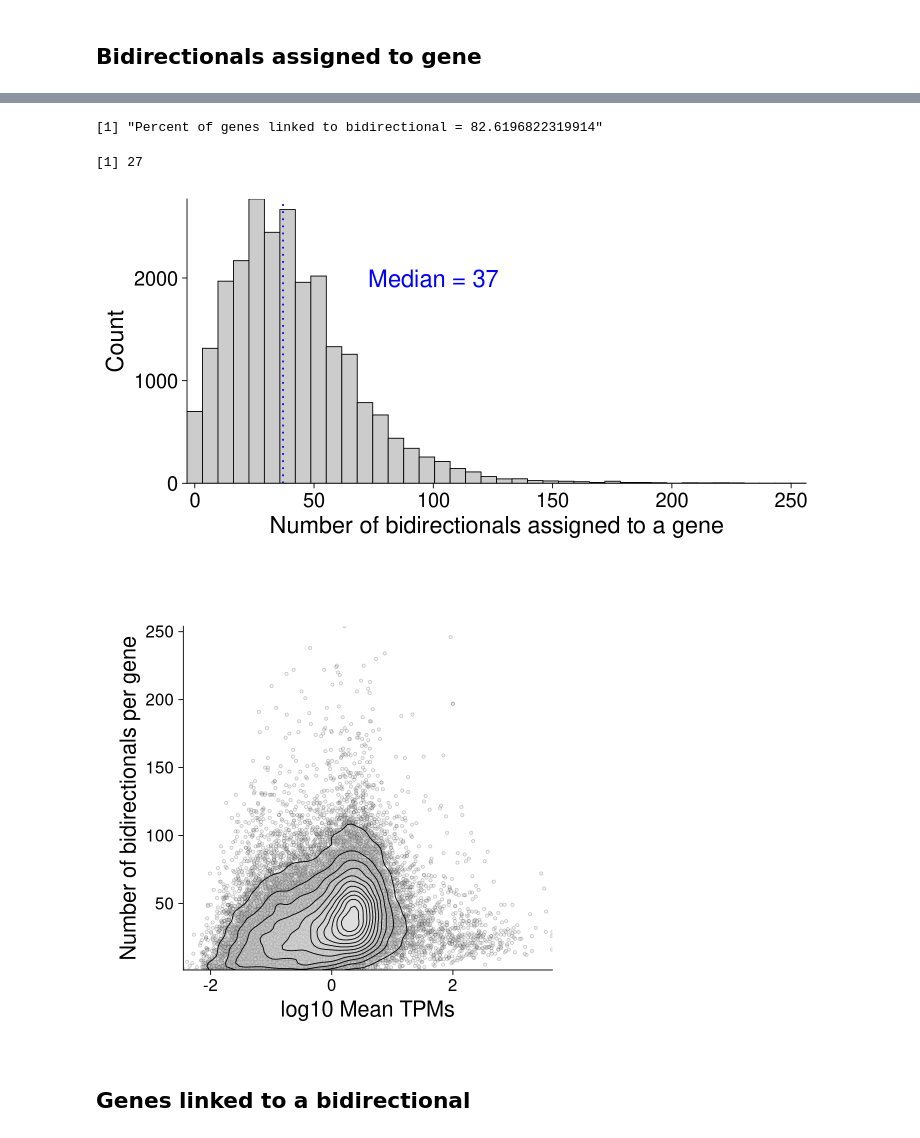
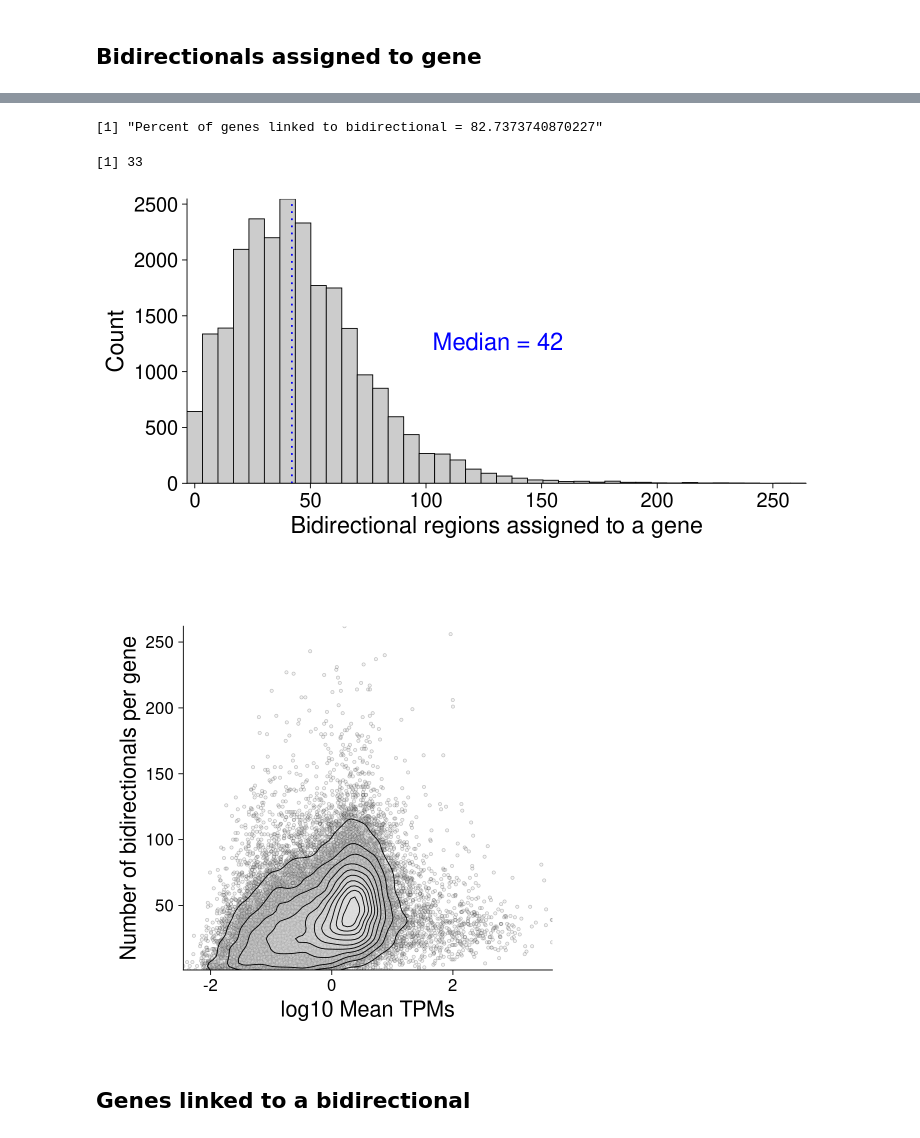
Before and after one commit to Dowell-Lab/DBNascent_Analysis, a Jupyter notebook: analysis/10_Fig4A_correlations_bidirs_inter_genes_summary.ipynb, the cells around one changed output, grey strips where cells are left out. Drawn from its saved outputs; the diff is of its cells as text; code cells hidden in the pictures.

```diff
--- a/analysis/10_Fig4A_correlations_bidirs_inter_genes_summary.ipynb
+++ b/analysis/10_Fig4A_correlations_bidirs_inter_genes_summary.ipynb
@@ -304,7 +304,7 @@ ggsave(gene_bidir_dist_hist, width = 16, height = 8,
 # %%
 #assign a pair id with gene-bidirectionals
 #sig_inter_nobs_dist_filtered$pair_id <- paste0(sig_inter_nobs_dist_filtered$transcript_1, "~",sig_inter_nobs_dist_filtered$transcript_2)
-sig_inter_nobs_dist_filtered_unique <- unique(sig_inter_nobs_dist_filtered_promoters[,c('transcript1_chrom', 'pair_id',
+sig_inter_nobs_dist_filtered_unique <- unique(sig_inter_nobs_dist_filtered[,c('transcript1_chrom', 'pair_id',
                                                                               'transcript_1',
                                                                              'transcript_2')])
 nrow(sig_inter_nobs_dist_filtered_unique)
@@ -410,7 +410,7 @@ gene_bidir_tpm_summary_allBidirs_filteredSamples_genes <- subset(gene_bidir_tpm_
 print(paste("Percent of genes linked to bidirectional =",
             (nrow(num_bidirs_per_gene_inter)/nrow(gene_bidir_tpm_summary_allBidirs_filteredSamples_genes))*100))
 # %% [output]
-[1] "Percent of genes linked to bidirectional = 82.6196822319914"
+[1] "Percent of genes linked to bidirectional = 82.7373740870227"
 # %%
 getmode <- function(v) {
    uniqv <- unique(v)
@@ -418,34 +418,42 @@ getmode <- function(v) {
 }
 getmode(num_bidirs_per_gene_inter$Freq)
 # %% [output]
-[1] 27
+[1] 33
 # %%
 options(repr.plot.width=12, repr.plot.height=6)
 
 num_bidirs_per_gene_inter_plot <- ggplot(num_bidirs_per_gene_inter, aes(x = Freq)) +
 geom_histogram(color="black", fill="gray80", bins=40) +
 theme_cowplot(24) +
 geom_vline(xintercept = median(num_bidirs_per_gene_inter$Freq),
            linetype="dotted",
            color = "blue",
            size=1) +
-annotate(geom="text", x=100, y=2000,
-         size=10,
-         label=paste0("Median = ",
-                      round(median(num_bidirs_per_gene_inter$Freq))),
-         color="blue") +
+#annotate(geom="text", x=100, y=2000,
+#         size=10,
+#         label=paste0("Median = ",
+#                      round(median(num_bidirs_per_gene_inter$Freq))),
+#         color="blue") +
 scale_x_continuous(expand = c(0, 0)) +
 scale_y_continuous(expand = c(0, 0)) +
-xlab("Number of bidirectionals assigned to a gene") +
+xlab("Bidirectional regions assigned to a gene") +
 ylab("Count") +
 theme(plot.title = element_text(hjust = 0.5)) +
 theme(plot.title = element_text(hjust = 0.5),
       title = element_text(size = 30),
       axis.title = element_text(size = 28),
       axis.text.x = element_text(size = 24),
       axis.text.y = element_text(size = 24))
 
-num_bidirs_per_gene_inter_plot
+num_bidirs_per_gene_inter_plot2 <- num_bidirs_per_gene_inter_plot + annotate(geom="text",
+                                          x=round(0.5*max(num_bidirs_per_gene_inter$Freq)),
+                                          y=round(0.5*max(ggplot_build(num_bidirs_per_gene_inter_plot)$data[[1]]$count)),
+                                          size=10,
+                                          label=paste0("Median = ",
+                                                       round(median(num_bidirs_per_gene_inter$Freq))),
+                                          color="blue")
+
+num_bidirs_per_gene_inter_plot2
 # %% [output]
-[figure, old version]
+[figure, new version]
 # %%
@@ -486,7 +494,7 @@ theme(plot.margin = margin(1,1,1,1, "cm"))
 
 num_bidirs_per_gene_inter_tpm_plot
 # %% [output]
-[figure, old version]
+[figure, new version]
 # %%
 ggsave(num_bidirs_per_gene_inter_tpm_plot, width = 8, height = 8,
        filename = '/Users/rusi2317/projects/meta_analysis_qc/hg38/paper_figures/num_bidirs_per_gene_inter_tpm_plot.pdf',
```
Also changed, not shown: parts of 29 cells of this notebook.
